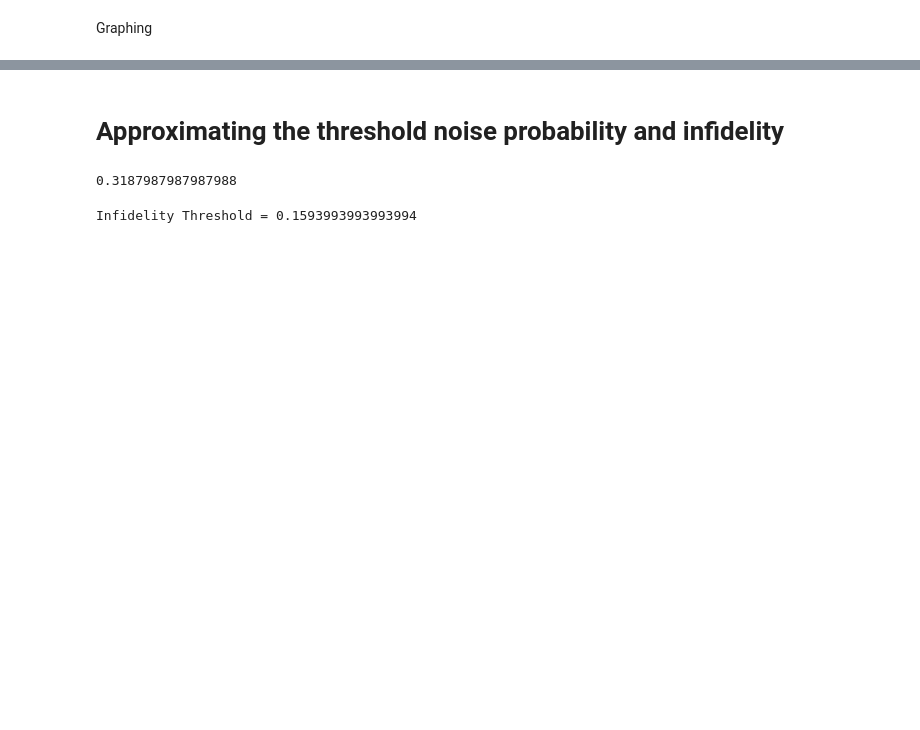
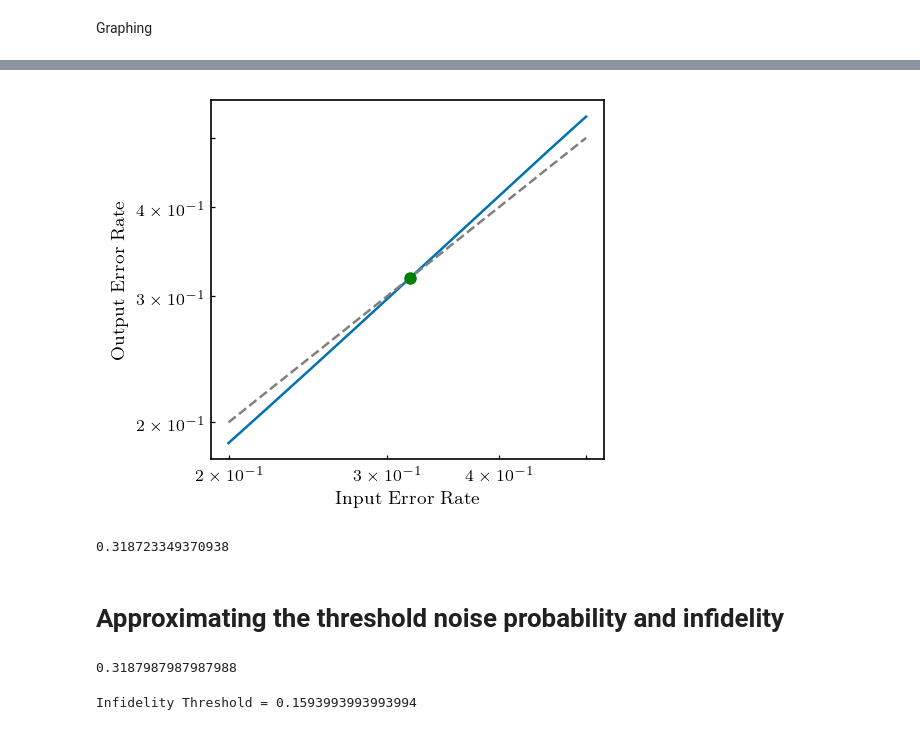
Before and after one commit to Sal7ySalt/Smallest-MSD-Protocol, a Jupyter notebook: 3_qubit_code/idealized_performance/threshold.ipynb, the cells around one changed output, grey strips where cells are left out. Drawn from its saved outputs; the diff is of its cells as text; code cells hidden in the pictures; blank space fills up the shorter version.

```diff
--- a/3_qubit_code/idealized_performance/threshold.ipynb
+++ b/3_qubit_code/idealized_performance/threshold.ipynb
@@ -14,3 +16,11 @@ from matplotlib.ticker import FuncFormatter, NullFormatter
+# %%
+def inf_to_error(infidelity_list, num_qubits):
+    error_rates_list = []
+    dimension = 2**num_qubits
+    for infidelity in infidelity_list:
+        error_rates_list.append( infidelity * (dimension / (dimension - 1)) )
+
+    return error_rates_list
 # %% [markdown]
 # Defining Numpy Matrices
 # %%
@@ -312,3 +262,59 @@ fig.tight_layout(pad=0.4)
+# %%
+yscale = 1e-2
+xscale = 1e-2
+
+fig, ax = plt.subplots(figsize=(3.375, 2.8))
+
+ax.plot(depol_error_list, output_error_rate, color='#0072B2', linestyle='-')
+ax.plot(depol_error_list, depol_error_list,  color='gray', linestyle='--')
+
+x_arr = np.asarray(depol_error_list)
+y1_arr = np.asarray(depol_error_list)
+y2_arr = np.asarray(output_error_rate)
+
+# Difference between the two curves
+diff = y2_arr - y1_arr
+
+# Find where the sign changes
+idx = np.where(np.sign(diff[:-1]) != np.sign(diff[1:]))[0]
+
+if len(idx) > 0:
+    i = idx[0]
+
+    # Linear interpolation for intersection
+    x_intersection = x_arr[i] - diff[i] * (x_arr[i+1] - x_arr[i]) / (diff[i+1] - diff[i])
+    y_intersection = np.interp(x_intersection, x_arr, y1_arr)
+
+    # Plot green dot
+    ax.plot(
+        x_intersection,
+        y_intersection,
+        'o',
+        color='green',
+        markersize=5,
+        zorder=5
+    )
+
+ax.set_xscale('log')
+ax.set_yscale('log')
+
+ax.tick_params(which='both', direction='in', top=True, right=True)
+ax.tick_params(which='major', length=4)
+ax.tick_params(which='minor', length=2)
+
+ax.set_ylabel("Output Error Rate")
+ax.set_xlabel("Input Error Rate")
+
+# Remove ticks on the top and right
+ax.tick_params(which='both', direction='in', top=False, right=False)
+
+fig.tight_layout(pad=0.4)
+# %% [output]
+[figure, added]
+# %%
+print(y_intersection)
+# %% [output]
+0.318723349370938
 # %% [markdown]
 # Approximating the threshold noise probability and infidelity
 # %%
```
Also changed, not shown: parts of 8 cells of this notebook, 19 other files.
